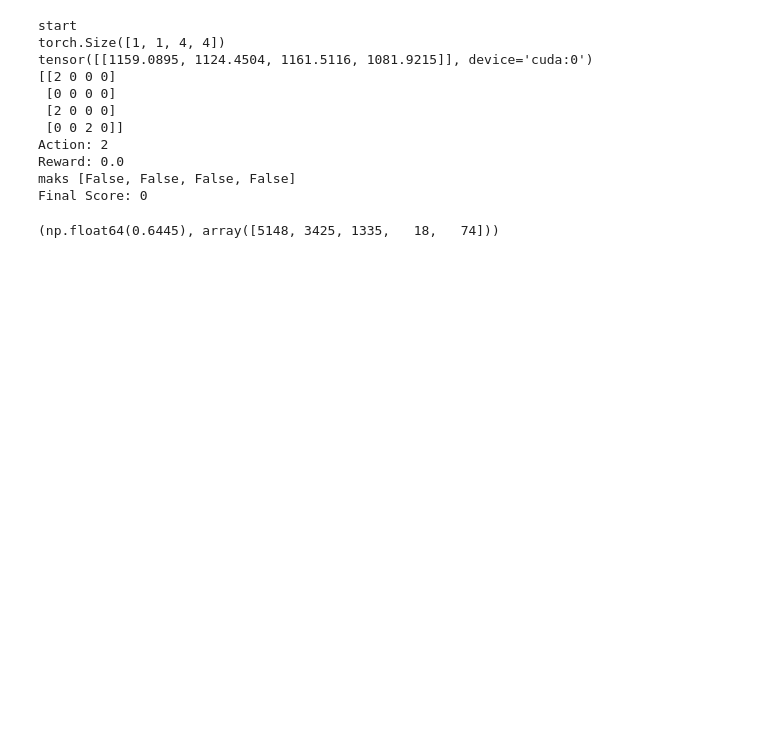
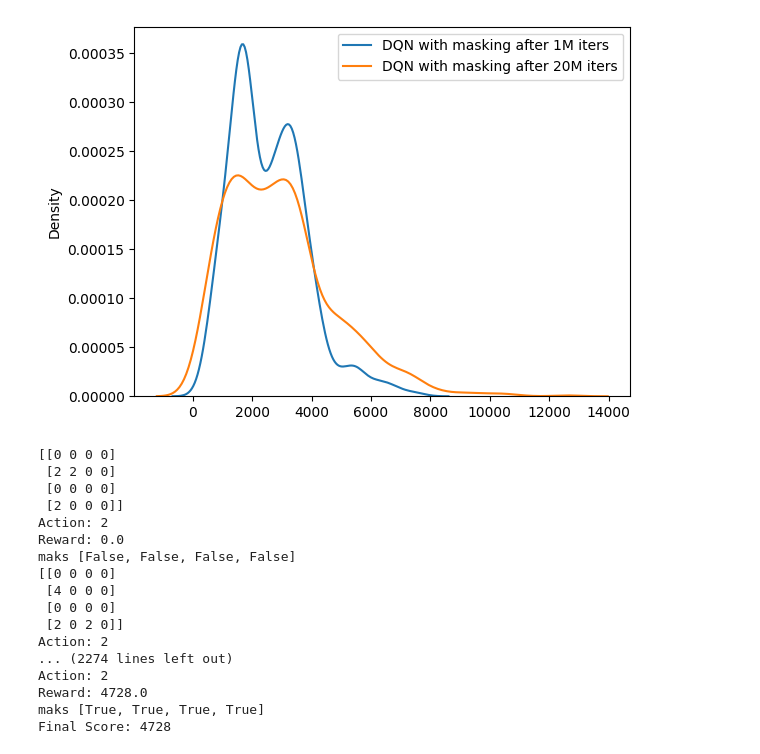
Before and after one commit to sarah-mokhtar/RL-Project-2048, a Jupyter notebook: masked_DQN.ipynb, the cells around one changed output. Cells and saved outputs as stored; diff of their text form; code cells hidden in the pictures; blank space fills up the shorter version.

```diff
--- a/masked_DQN.ipynb
+++ b/masked_DQN.ipynb
@@ -562,9 +540,23 @@ plt.show()
+# %%
+env = TwentyFortyEightEnv(log_reward=False)
+agent = DQNAgent(env,config=cfg)
+agent.load(f"DQN_models/dqn_cnn")
+r,l = agent.evaluate_n(1000)
+sns.kdeplot(r, label='DQN with masking after 1M iters')
+sns.kdeplot(r_2, label='DQN with masking after 20M iters')
+
+plt.legend()
+plt.show()
+# %% [output]
+[figure, added]
 # %%
 import numpy as np
 
 
 env = TwentyFortyEightEnv(log_reward=False)
-obs, _ = env.reset()
+agent = DQNAgent(env,cfg)
+agent.load(f"DQN_models/dqn_cnn")
+obs, _ = env.reset(seed=100)
 
 done = False
 total_reward = 0
@@ -572,6 +564,7 @@ total_reward = 0
 while not done:
 
     action = agent.predict(obs)
+
     obs, reward, terminated, truncated, _ = env.step(action)
     done = terminated or truncated
     total_reward += reward
@@ -586,37 +579,54 @@ while not done:
 
 print("Final Score:", env.score)
 # %% [output]
-start
-torch.Size([1, 1, 4, 4])
-tensor([[1159.0895, 1124.4504, 1161.5116, 1081.9215]], device='cuda:0')
-[[2 0 0 0]
+[[0 0 0 0]
+ [2 2 0 0]
  [0 0 0 0]
- [2 0 0 0]
- [0 0 2 0]]
+ [2 0 0 0]]
 Action: 2
 Reward: 0.0
 maks [False, False, False, False]
-Final Score: 0
+[[0 0 0 0]
+ [4 0 0 0]
+ [0 0 0 0]
+ [2 0 2 0]]
+Action: 2
+... (2274 lines left out)
+Action: 2
+Reward: 4728.0
+maks [True, True, True, True]
+Final Score: 4728
 # %%
 import numpy as np
 import random
 
-def measure_noop_frequency_random(env, num_steps=50000):
+def measure_noop_frequency_random(env, agent, num_steps=50000):
     illegal_counts = []
 
     obs, _ = env.reset()
+    j = 0
     for _ in range(num_steps):
-        action = random.randint(0, 3)
+        j+=1
+        action = agent.predict(obs)
         obs, _, terminated, truncated, _ = env.step(action)
 
         mask = env.get_mask()
         illegal_counts.append(sum(mask))
 
         if terminated or truncated:
+            if j > 500:
+                break
+            illegal_counts = []
+            j = 0
             obs, _ = env.reset()
 
-    return np.mean(illegal_counts), np.bincount(illegal_counts)
+    return illegal_counts
 
-measure_noop_frequency_random(env,10000)
+cfg = DQNConfig()
+cfg.use_masking = True
+results = {}
+env = TwentyFortyEightEnv(log_reward=False)     # your custom env
+agent = DQNAgent(env, cfg)
+# agent.load('DQN_models/dqn_2024_neg_re_-1')
+agent.load('DQN_models/dqn_cnn_long')
+counts = measure_noop_frequency_random(env,agent, 100000)
-# %% [output]
-(np.float64(0.6445), array([5148, 3425, 1335,   18,   74]))
```
Also changed, not shown: parts of 9 cells of this notebook, 6 other files.
